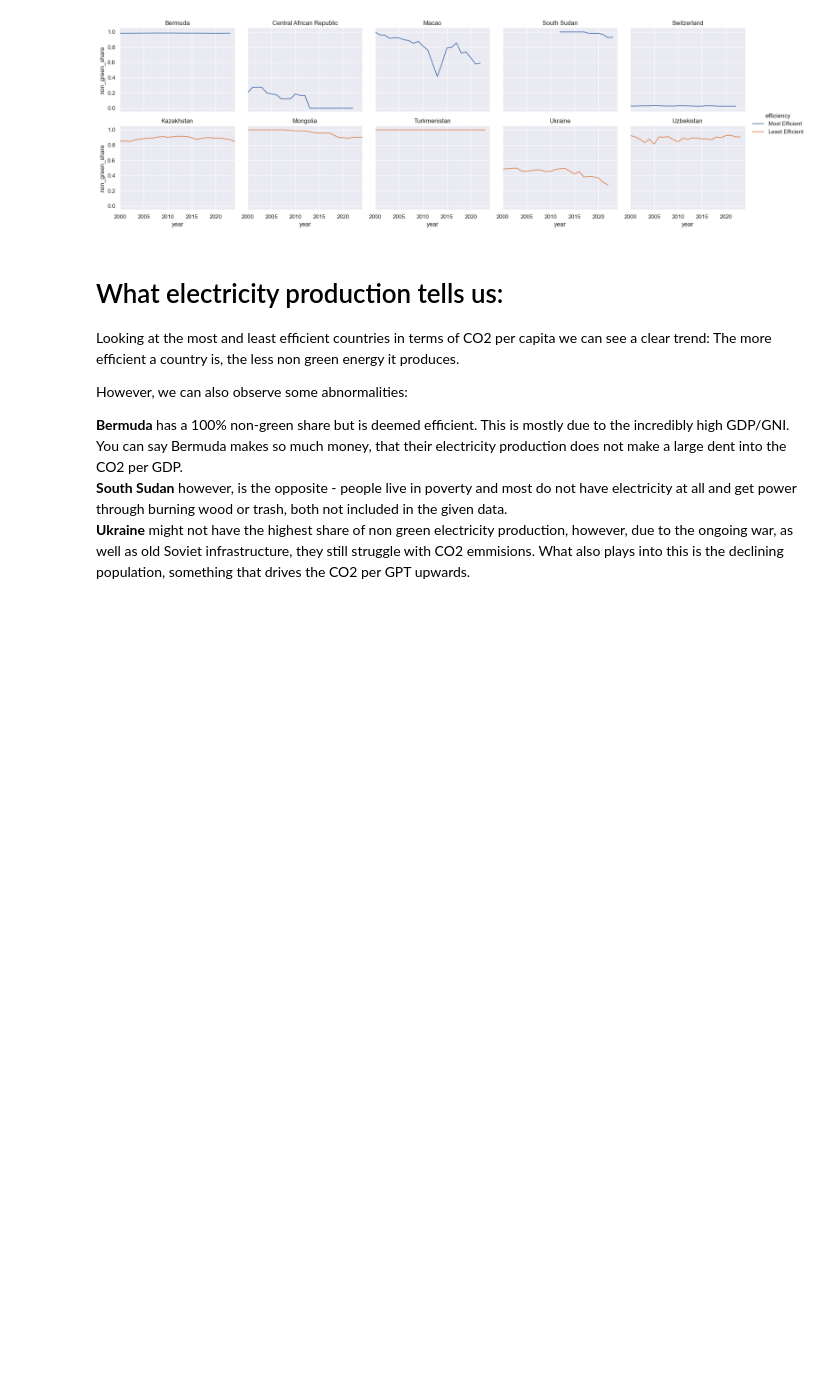
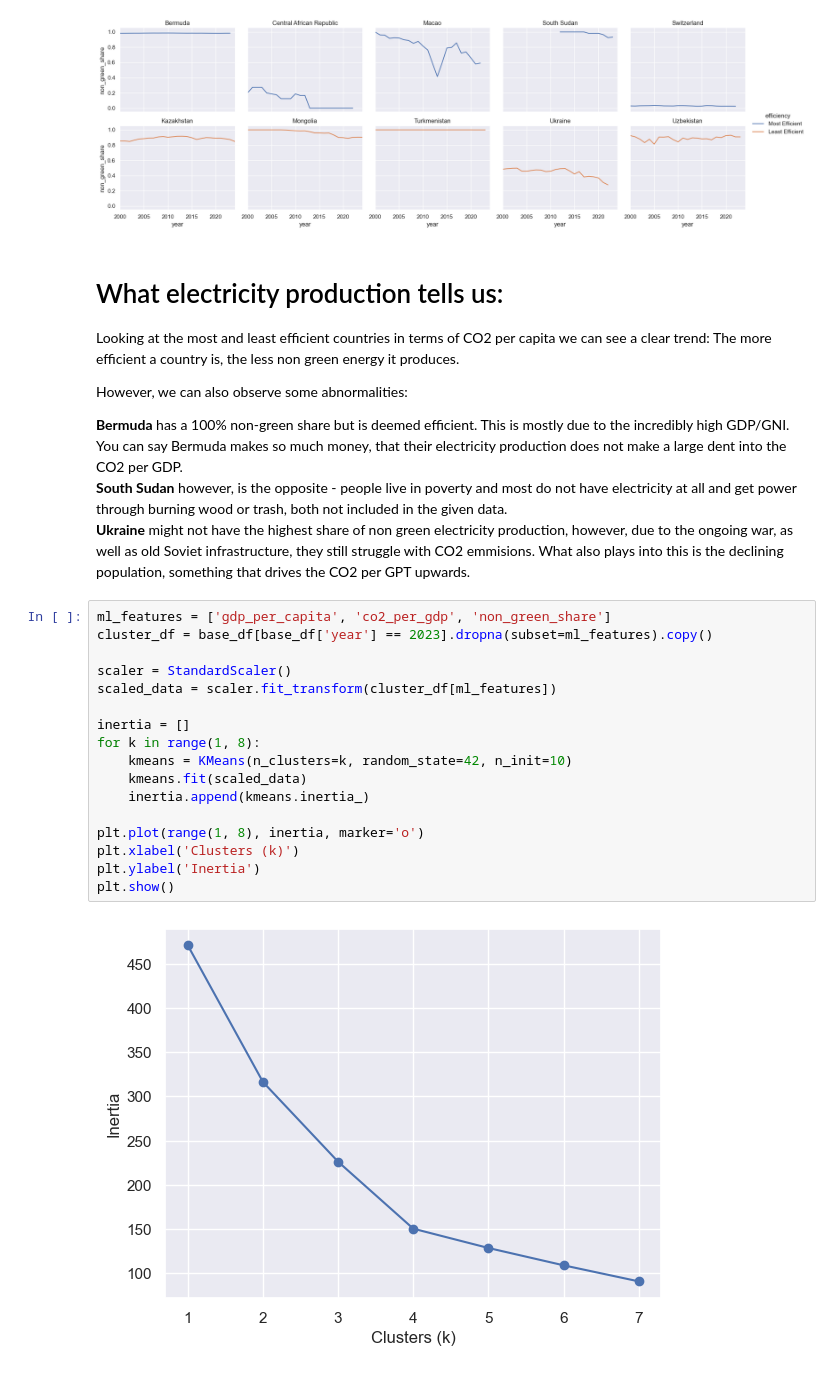
Before and after one commit to fabianfrank-dev/carbon_analysis, a Jupyter notebook: data_analytics_project.ipynb, the cells around one changed output. Saved outputs shown, nothing was run; the diff lists cells and outputs as text; blank space fills up the shorter version.

Commit message:
Added clustering analysis

```diff
--- a/data_analytics_project.ipynb
+++ b/data_analytics_project.ipynb
@@ -625,3 +624,22 @@ However, we can also observe some abnormalities:
 **Bermuda** has a 100% non-green share but is deemed efficient. This is mostly due to the incredibly high GDP/GNI. You can say Bermuda makes so much money, that their electricity production does not make a large dent into the CO2 per GDP. <br>
 **South Sudan** however, is the opposite - people live in poverty and most do not have electricity at all and get power through burning wood or trash, both not included in the given data. <br>
 **Ukraine** might not have the highest share of non green electricity production, however, due to the ongoing war, as well as old Soviet infrastructure, they still struggle with CO2 emmisions. What also plays into this is the declining population, something that drives the CO2 per GPT upwards.
+# %%
+ml_features = ['gdp_per_capita', 'co2_per_gdp', 'non_green_share']
+cluster_df = base_df[base_df['year'] == 2023].dropna(subset=ml_features).copy()
+
+scaler = StandardScaler()
+scaled_data = scaler.fit_transform(cluster_df[ml_features])
+
+inertia = []
+for k in range(1, 8):
+    kmeans = KMeans(n_clusters=k, random_state=42, n_init=10)
+    kmeans.fit(scaled_data)
+    inertia.append(kmeans.inertia_)
+
+plt.plot(range(1, 8), inertia, marker='o')
+plt.xlabel('Clusters (k)')
+plt.ylabel('Inertia')
+plt.show()
+# %% [output]
+[figure, added]
```
Also changed, not shown: parts of 6 cells of this notebook, 1 other file.
